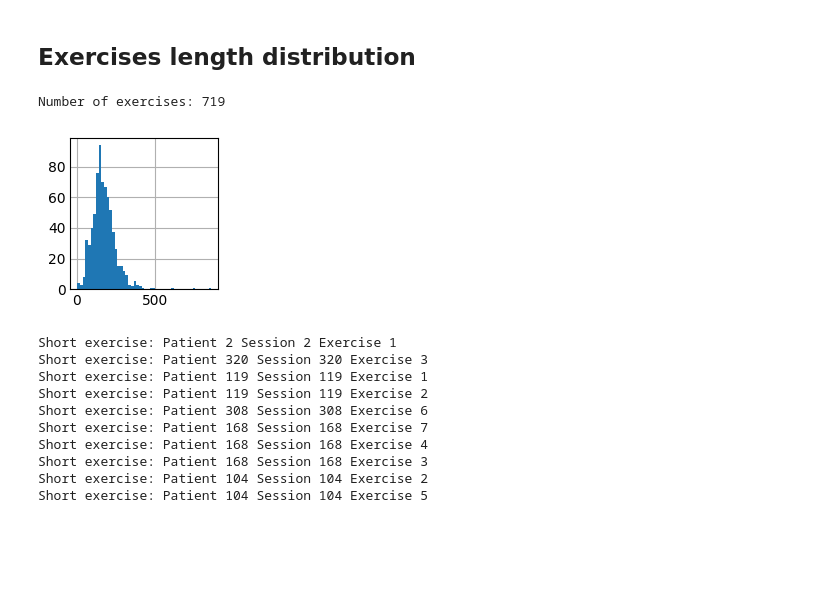
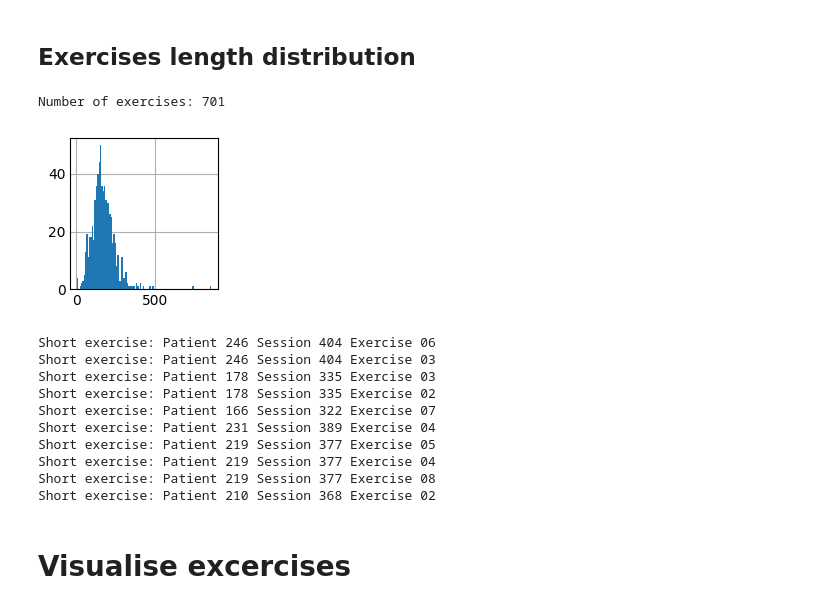
Before and after one commit to Arisiru/research-face-excercises-dynamics, a Jupyter notebook: src/Data_Set_ODA.ipynb, the cells around one changed output. Saved outputs shown, nothing was run; the diff lists cells and outputs as text; code cells hidden in the pictures; blank space fills up the shorter version.

```diff
--- a/src/Data_Set_ODA.ipynb
+++ b/src/Data_Set_ODA.ipynb
@@ -10,9 +10,9 @@ from utils.input import setup, exercise_to_input
 # %% [markdown]
 # Setttings
 # %%
-data_set = 'exercises_raw_heathy'
-#exercises_raw
-#exercises_raw_heathy
+data_set = 'healthy'
+#'patients'
+#
 # %%
 SEQ_MAX_LEN = 600
 NUM_CLASSES = 6
@@ -48,22 +48,10 @@ CONFIG
 # Load all the sessions
 # %%
 def get_patient_id(file):
-    if data_set == 'exercises_raw_heathy':
-        return file.split('_')[0][7:]
-    if data_set == 'exercises_raw':
-        return file.split('_')[0].lstrip("0")
-
-    print('!WARNING: Unknown data set')
-    return ''
+    return file.split('_')[0]
 # %%
 def get_session_id(file):
-    if data_set == 'exercises_raw_heathy':
-        return file.split('_')[0][7:]
-    if data_set == 'exercises_raw':
-        return file.split('_')[1]
-
-    print('!WARNING: Unknown data set')
-    return ''
+    return file.split('_')[1]
 # %% [markdown]
 load all the sessions to a dictionary
 # %%
@@ -134,14 +122,14 @@ def get_sessions_lengts(data):
 # %%
 dist = get_sessions_lengts(patients_sessions)
 
 print(f'Number of exercises: {len(dist)}')
 
 fig, ax = plt.subplots(1, 1, tight_layout=True)
-ax.hist(dist, bins=50)
+ax.hist(dist, bins=100)
 plt.show()
 # %% [output]
-Number of exercises: 719
+Number of exercises: 701
-[figure, old version]
+[figure, new version]
 # %%
 def show_problematic_exercises(data, lower_limit=100):
     lengths = []
@@ -153,13 +141,15 @@ def show_problematic_exercises(data, lower_limit=100):
 # %%
 show_problematic_exercises(patients_sessions, lower_limit = 50)
 # %% [output]
-Short exercise: Patient 2 Session 2 Exercise 1
-Short exercise: Patient 320 Session 320 Exercise 3
-Short exercise: Patient 119 Session 119 Exercise 1
-Short exercise: Patient 119 Session 119 Exercise 2
-Short exercise: Patient 308 Session 308 Exercise 6
-Short exercise: Patient 168 Session 168 Exercise 7
-Short exercise: Patient 168 Session 168 Exercise 4
-Short exercise: Patient 168 Session 168 Exercise 3
-Short exercise: Patient 104 Session 104 Exercise 2
-Short exercise: Patient 104 Session 104 Exercise 5
+Short exercise: Patient 246 Session 404 Exercise 06
+Short exercise: Patient 246 Session 404 Exercise 03
+Short exercise: Patient 178 Session 335 Exercise 03
+Short exercise: Patient 178 Session 335 Exercise 02
+Short exercise: Patient 166 Session 322 Exercise 07
+Short exercise: Patient 231 Session 389 Exercise 04
+Short exercise: Patient 219 Session 377 Exercise 05
+Short exercise: Patient 219 Session 377 Exercise 04
+Short exercise: Patient 219 Session 377 Exercise 08
+Short exercise: Patient 210 Session 368 Exercise 02
+# %% [markdown]
+# Visualise excercises
```
Also changed, not shown: parts of 26 cells of this notebook, 7 other files.
